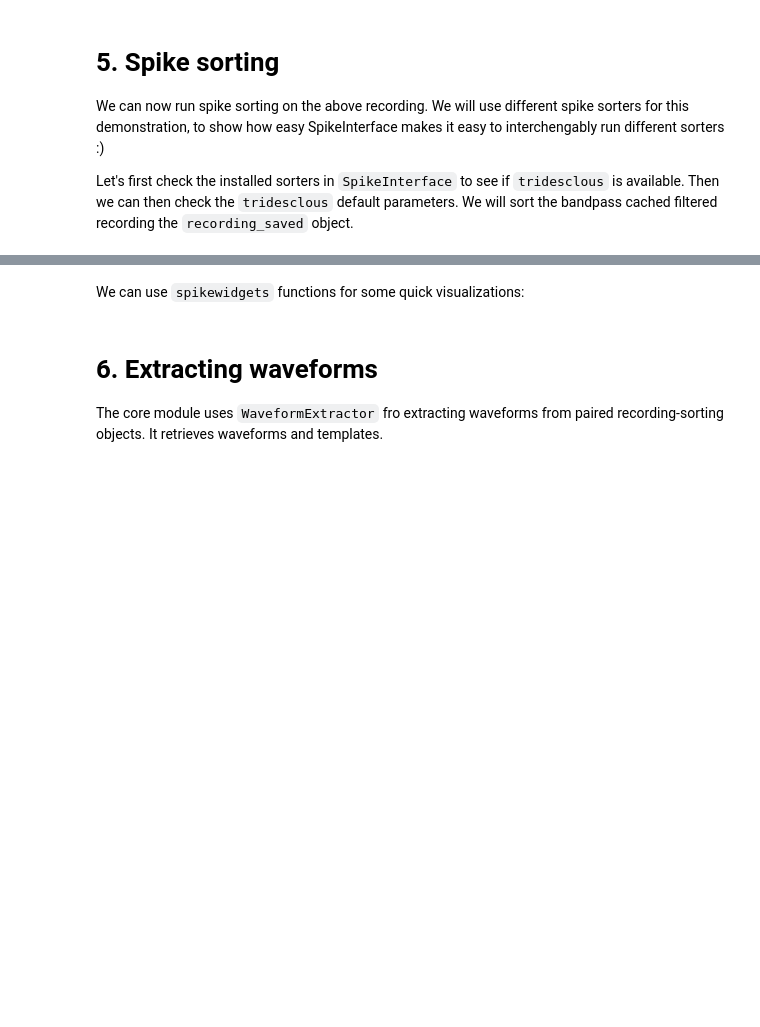
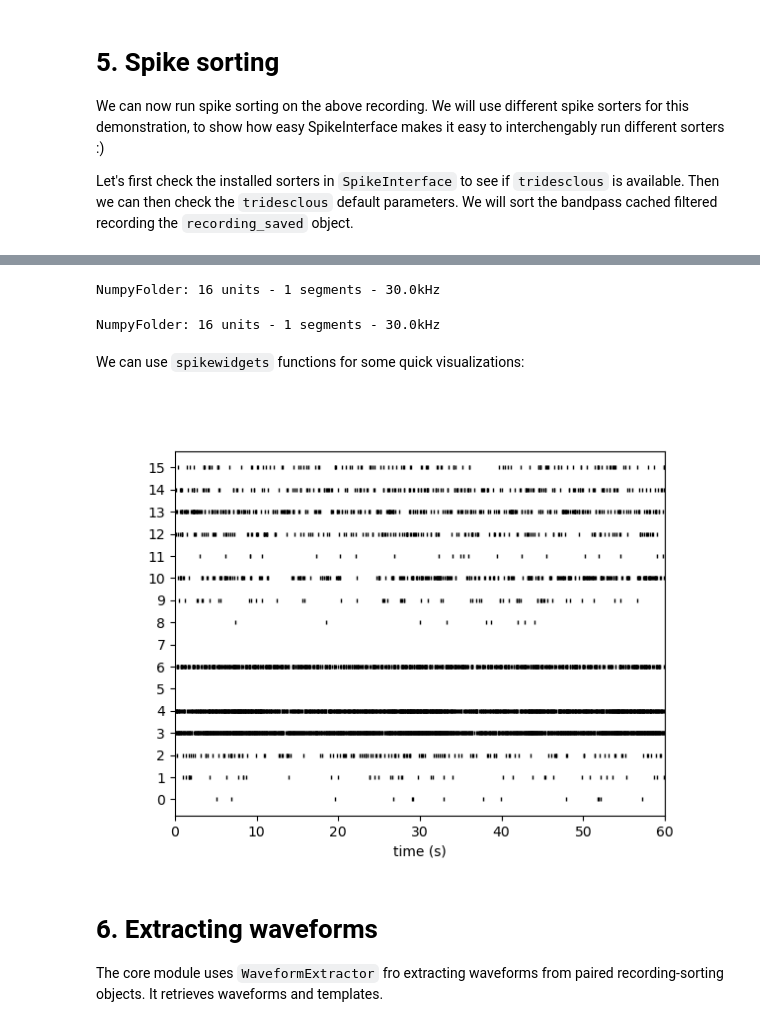
Before and after one commit to rnoseda/spikeinterface, a Jupyter notebook: tutorial_11-23/SpikeInterface_RN_241003.ipynb, the cells around one changed output, grey strips where cells are left out. Drawn from its saved outputs; the diff is of its cells as text; code cells hidden in the pictures; blank space fills up the shorter version.

```diff
--- a/tutorial_11-23/SpikeInterface_RN_241003.ipynb
+++ b/tutorial_11-23/SpikeInterface_RN_241003.ipynb
@@ -41,10 +57,7 @@ time_axis = 0
-# %%
-recording = si.read_binary(recording_file, num_chan=num_channels,sampling_frequency=sampling_frequency,
-                           dtype=dtype, gain_to_uV=gain_to_uV, offset_to_uV=offset_to_uV,
-                           time_axis=time_axis, is_filtered=False)
-channel_ids = recording.get_channel_ids()
-fs = recording.get_sampling_frequency()
-print(f'Channel ids: {channel_ids}')
-recording_slice = recording.frame_slice(start_frame=int(0), end_frame=int(fs*60))
-si.plot_timeseries(recording_slice, time_range=(0, 5)) #in samples=30000samples*60sec (fs*60)
-recording
+# %%
+recordings_list = []
+rec = si.read_binary(recording_paths_list, num_chan=num_channels,sampling_frequency=fs,
+                           dtype=dtype, gain_to_uV=gain_to_uV, offset_to_uV=offset_to_uV,
+                           time_axis=time_axis, is_filtered=False)
+recordings_list.append(rec)
+print(recordings_list)
@@ -92,0 +148,4 @@ recording_prb = recording.set_probe(probeH10, group_mode="by_shank")
+# %%
+multirecording = si.concatenate_recordings(recordings_list)
+recording_prb = multirecording.set_probe(probeH10, group_mode="by_shank")
+print(multirecording)
@@ -196,0 +329,4 @@ SpikeInterface ensures full provenance of the spike sorting pipeline. Upon runni
+# %%
+sorting_KS4
+# %% [output]
+NumpyFolder: 16 units - 1 segments - 30.0kHz
@@ -197,2 +335,8 @@ SpikeInterface ensures full provenance of the spike sorting pipeline. Upon runni
+# %%
+sorting_loaded_KS4 = si.load_extractor(data_folder / "sorting_KS4")
+sorting_loaded_KS4
+#sorting_KS4 = si.read_sorter_folder(data_folder/"results_KS4")
+# %% [output]
+NumpyFolder: 16 units - 1 segments - 30.0kHz
 # %% [markdown]
 We can use `spikewidgets` functions for some quick visualizations:
@@ -201,3 +343,7 @@ w_rs = sw.plot_rasters(sorting_SC2)
+# %%
+w_rs = si.plot_rasters(sorting_KS4, time_range=(0, 60), backend='matplotlib')
+# %% [output]
+[figure, added]
 # %% [markdown]
 # 6. Extracting waveforms <a class="anchor" id="waveforms"></a>
 
```
Also changed, not shown: parts of 28 cells of this notebook.
